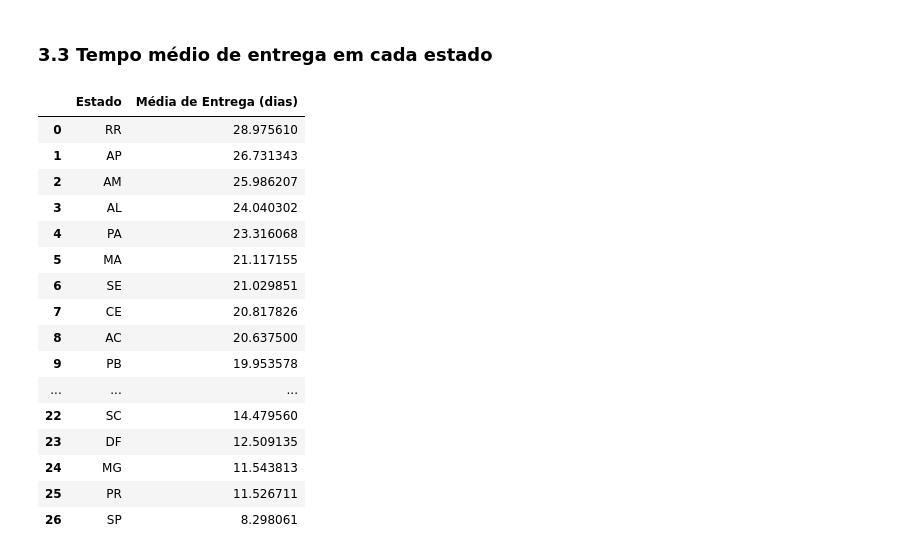
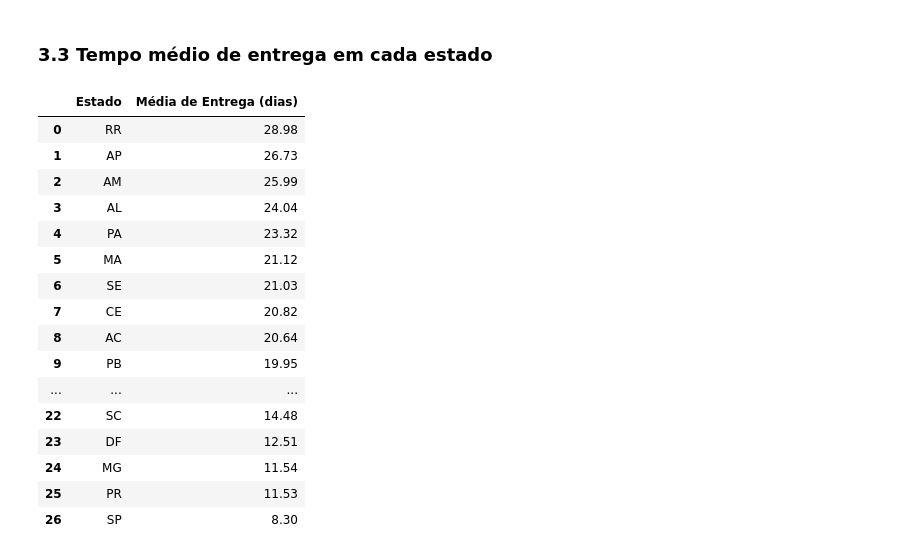
Before and after one commit to drdml/insights-olist, a Jupyter notebook: análise_exploratória.ipynb, the cells around one changed output. Cells and saved outputs as stored; diff of their text form; code cells hidden in the pictures.

```diff
--- a/análise_exploratória.ipynb
+++ b/análise_exploratória.ipynb
@@ -262,37 +237,38 @@ fig2.show()
 # %%
 pedidos_df['order_delivered_customer_date'] = pd.to_datetime(pedidos_df['order_delivered_customer_date'], errors='coerce')
 pedidos_df['order_estimated_delivery_date'] = pd.to_datetime(pedidos_df['order_estimated_delivery_date'], errors='coerce')
 pedidos_df['order_purchase_timestamp'] = pd.to_datetime(pedidos_df['order_purchase_timestamp'], errors='coerce')
 
 pedidos_df['Tempo de Entrega (dias)'] = (pedidos_df['order_delivered_customer_date'] - pedidos_df['order_purchase_timestamp']).dt.days
 
-pedidos_df['Atraso na Entrega'] = pedidos_df['order_delivered_customer_date'] > pedidos_df['order_estimated_delivery_date']
+pedidos_df['atraso_entrega'] = pedidos_df['order_delivered_customer_date'] > pedidos_df['order_estimated_delivery_date']
 
 clientes_com_entrega = clientes_df.merge(pedidos_df, on='customer_id')
 media_entrega_por_estado = (
     clientes_com_entrega.groupby('customer_state')['Tempo de Entrega (dias)']
     .mean()
     .sort_values(ascending=False)
     .reset_index()
     .rename(columns={'customer_state': 'Estado', 'Tempo de Entrega (dias)': 'Média de Entrega (dias)'})
+    .round(2)
 )
 
 media_entrega_por_estado
 # %% [output]
 |  | Estado | Média de Entrega (dias) |
-| 0 | RR | 28.975610 |
-| 1 | AP | 26.731343 |
-| 2 | AM | 25.986207 |
-| 3 | AL | 24.040302 |
-| 4 | PA | 23.316068 |
-| 5 | MA | 21.117155 |
-| 6 | SE | 21.029851 |
-| 7 | CE | 20.817826 |
-| 8 | AC | 20.637500 |
-| 9 | PB | 19.953578 |
+| 0 | RR | 28.98 |
+| 1 | AP | 26.73 |
+| 2 | AM | 25.99 |
+| 3 | AL | 24.04 |
+| 4 | PA | 23.32 |
+| 5 | MA | 21.12 |
+| 6 | SE | 21.03 |
+| 7 | CE | 20.82 |
+| 8 | AC | 20.64 |
+| 9 | PB | 19.95 |
 | ... | ... | ... |
-| 22 | SC | 14.479560 |
-| 23 | DF | 12.509135 |
-| 24 | MG | 11.543813 |
-| 25 | PR | 11.526711 |
-| 26 | SP | 8.298061 |
+| 22 | SC | 14.48 |
+| 23 | DF | 12.51 |
+| 24 | MG | 11.54 |
+| 25 | PR | 11.53 |
+| 26 | SP | 8.30 |
```
Also changed, not shown: parts of 15 cells of this notebook, 4 other files.
